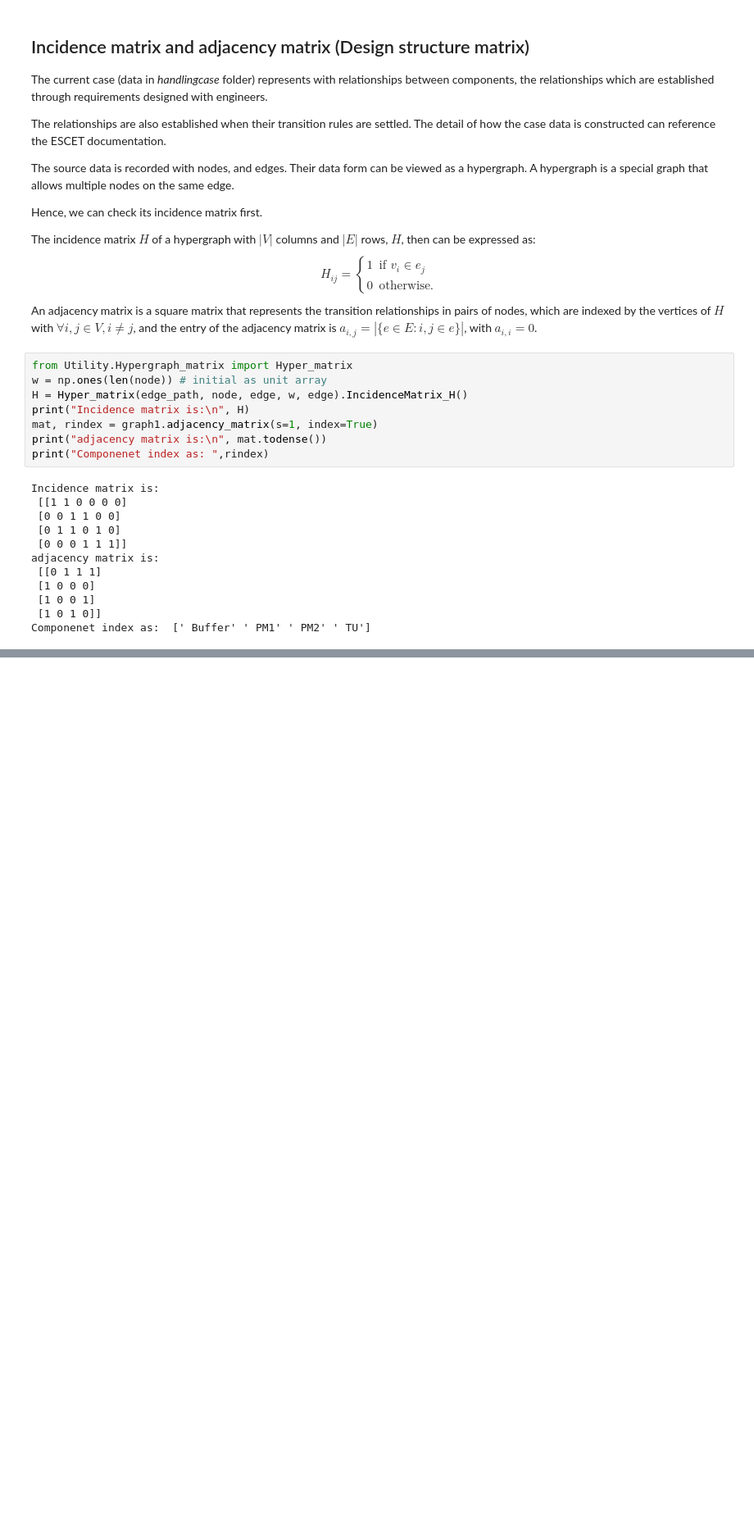
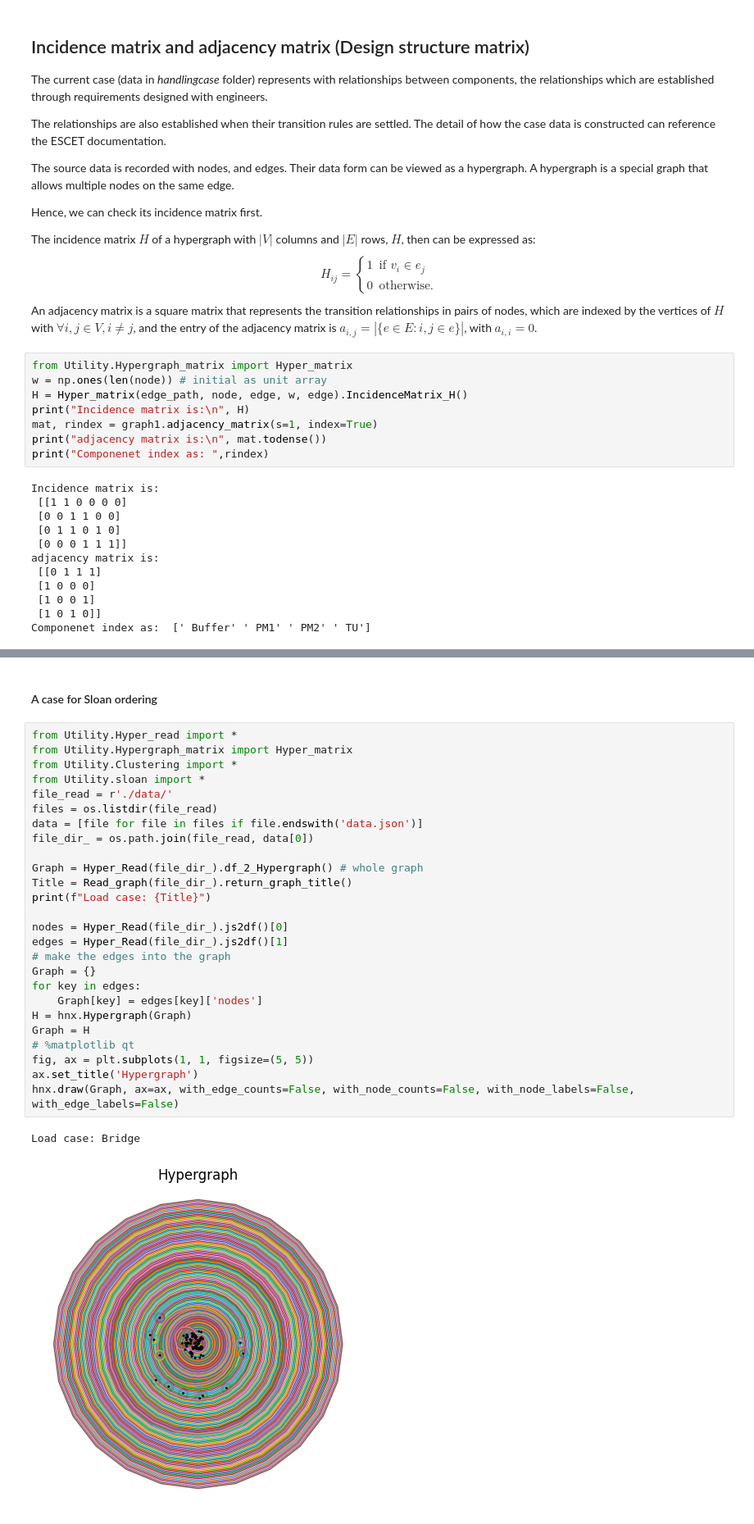
Before and after one commit to Lynch1206/Variable-Reorder4SupervisoryControl, a Jupyter notebook: Transitional_relationships.ipynb, the cells around one changed output, grey strips where cells are left out. Shown: that part at 82% size. Drawn from its saved outputs; the diff is of its cells as text; blank space fills up the shorter version.

```diff
--- a/Transitional_relationships.ipynb
+++ b/Transitional_relationships.ipynb
@@ -133,0 +146,31 @@ Currently, the popular variable reorder algorithms for deriving variables orderi
+# %% [markdown]
+#### A case for Sloan ordering
+# %%
+from Utility.Hyper_read import *
+from Utility.Hypergraph_matrix import Hyper_matrix
+from Utility.Clustering import *
+from Utility.sloan import *
+file_read = r'./data/'
+files = os.listdir(file_read)
+data = [file for file in files if file.endswith('data.json')]
+file_dir_ = os.path.join(file_read, data[0])
+
+Graph = Hyper_Read(file_dir_).df_2_Hypergraph() # whole graph
+Title = Read_graph(file_dir_).return_graph_title()
+print(f"Load case: {Title}")
+
+nodes = Hyper_Read(file_dir_).js2df()[0]
+edges = Hyper_Read(file_dir_).js2df()[1]
+# make the edges into the graph
+Graph = {}
+for key in edges:
+    Graph[key] = edges[key]['nodes']
+H = hnx.Hypergraph(Graph)
+Graph = H
+# %matplotlib qt
+fig, ax = plt.subplots(1, 1, figsize=(5, 5))
+ax.set_title('Hypergraph')
+hnx.draw(Graph, ax=ax, with_edge_counts=False, with_node_counts=False, with_node_labels=False, with_edge_labels=False)
+# %% [output]
+Load case: Bridge
+[figure, added]
```
Also changed, not shown: parts of 8 cells of this notebook, 4 other files.
